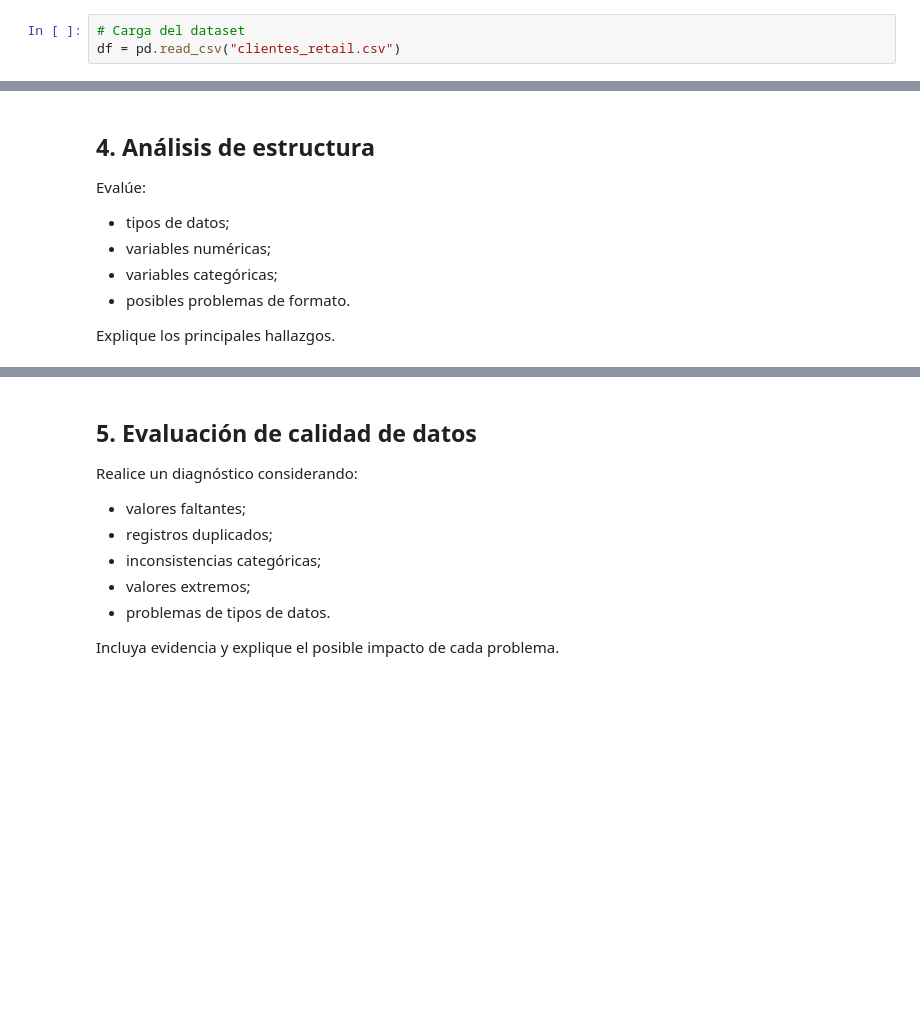
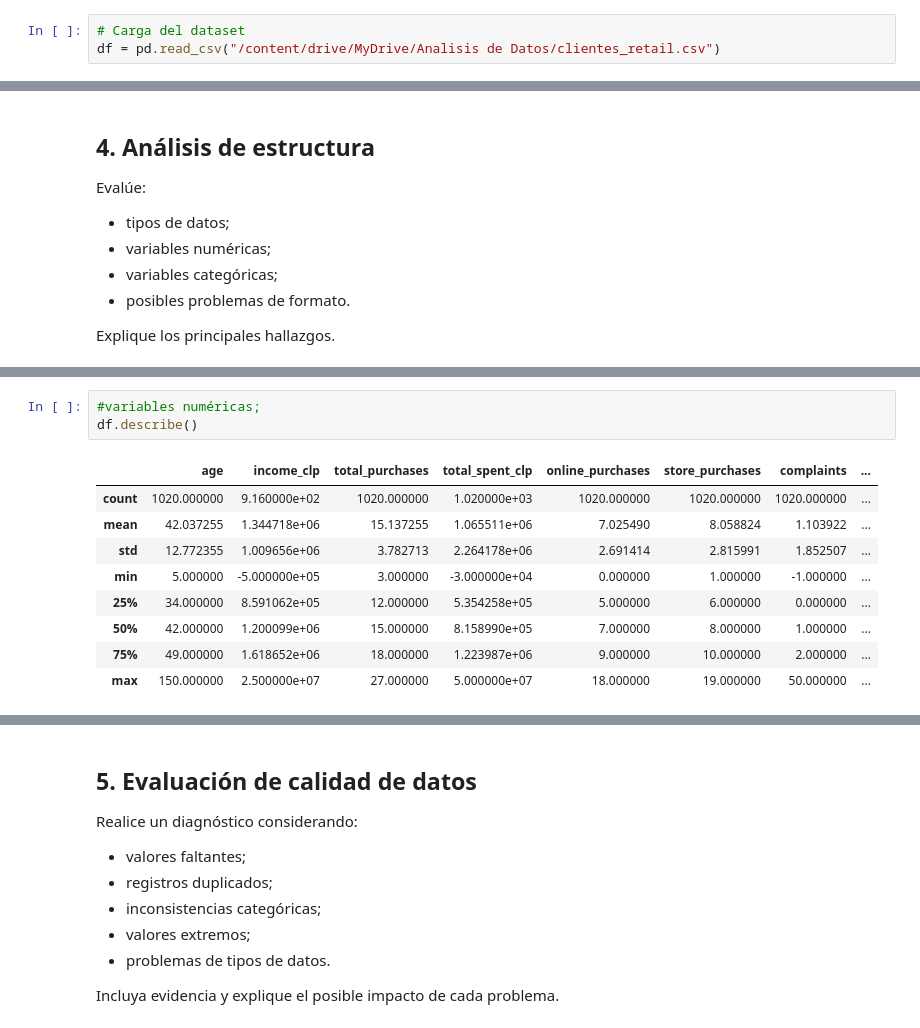
Before and after one commit to fernandouribeu/analisis_datos, a Jupyter notebook: Laboratorio_1_Notebook_Template.ipynb, the cells around one changed output, grey strips where cells are left out. Saved outputs shown, nothing was run; the diff lists cells and outputs as text; blank space fills up the shorter version.

```diff
--- a/Laboratorio_1_Notebook_Template.ipynb
+++ b/Laboratorio_1_Notebook_Template.ipynb
@@ -53,4 +54,4 @@ drive.mount('/content/drive')
 Mounted at /content/drive
 # %%
 # Carga del dataset
-df = pd.read_csv("clientes_retail.csv")
+df = pd.read_csv("/content/drive/MyDrive/Analisis de Datos/clientes_retail.csv")
@@ -82,0 +137,13 @@ Explique los principales hallazgos.
+# %%
+#variables numéricas;
+df.describe()
+# %% [output]
+|  | age | income_clp | total_purchases | total_spent_clp | online_purchases | store_purchases | complaints | ... |
+| count | 1020.000000 | 9.160000e+02 | 1020.000000 | 1.020000e+03 | 1020.000000 | 1020.000000 | 1020.000000 | ... |
+| mean | 42.037255 | 1.344718e+06 | 15.137255 | 1.065511e+06 | 7.025490 | 8.058824 | 1.103922 | ... |
+| std | 12.772355 | 1.009656e+06 | 3.782713 | 2.264178e+06 | 2.691414 | 2.815991 | 1.852507 | ... |
+| min | 5.000000 | -5.000000e+05 | 3.000000 | -3.000000e+04 | 0.000000 | 1.000000 | -1.000000 | ... |
+| 25% | 34.000000 | 8.591062e+05 | 12.000000 | 5.354258e+05 | 5.000000 | 6.000000 | 0.000000 | ... |
+| 50% | 42.000000 | 1.200099e+06 | 15.000000 | 8.158990e+05 | 7.000000 | 8.000000 | 1.000000 | ... |
+| 75% | 49.000000 | 1.618652e+06 | 18.000000 | 1.223987e+06 | 9.000000 | 10.000000 | 2.000000 | ... |
+| max | 150.000000 | 2.500000e+07 | 27.000000 | 5.000000e+07 | 18.000000 | 19.000000 | 50.000000 | ... |
```
Also changed, not shown: parts of 13 cells of this notebook.
